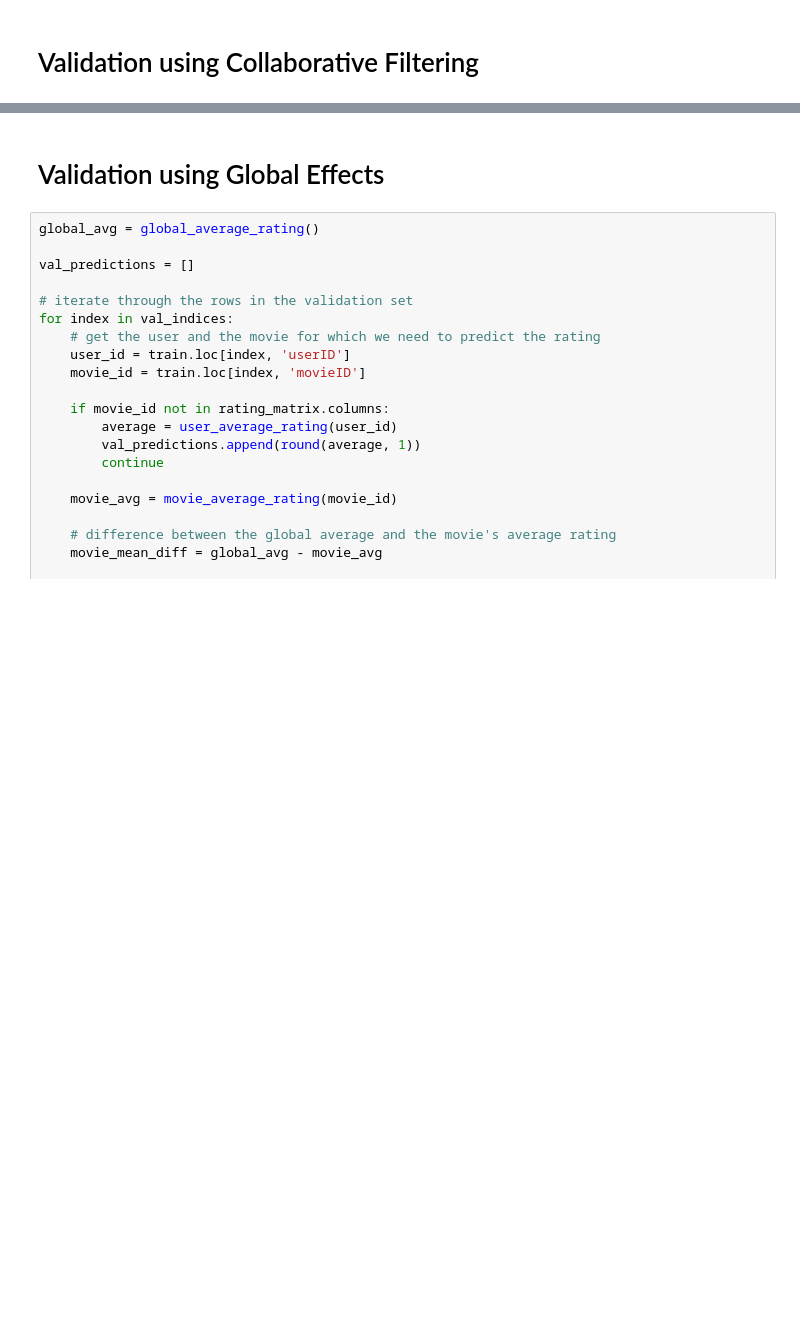
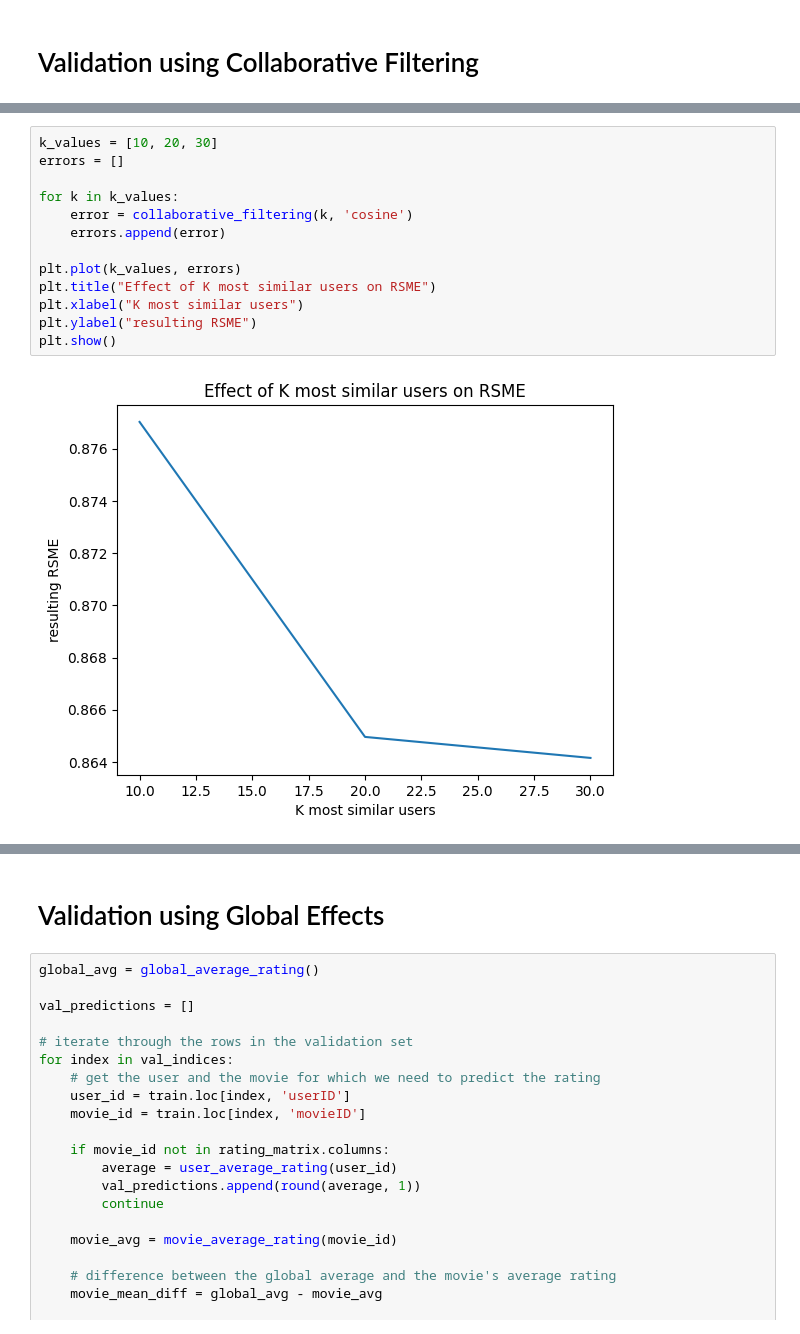
Before and after one commit to edtton/RecommendationAlgorithm, a Jupyter notebook: recommender.ipynb, the cells around one changed output, grey strips where cells are left out. Drawn from its saved outputs; the diff is of its cells as text; blank space fills up the shorter version.

```diff
--- a/recommender.ipynb
+++ b/recommender.ipynb
@@ -142,0 +129,15 @@ print(error)
+# %%
+k_values = [10, 20, 30]
+errors = []
+
+for k in k_values:
+    error = collaborative_filtering(k, 'cosine')
+    errors.append(error)
+
+plt.plot(k_values, errors)
+plt.title("Effect of K most similar users on RSME")
+plt.xlabel("K most similar users")
+plt.ylabel("resulting RSME")
+plt.show()
+# %% [output]
+[figure, added]
```
Also changed, not shown: parts of 7 cells of this notebook, 1 other file.
